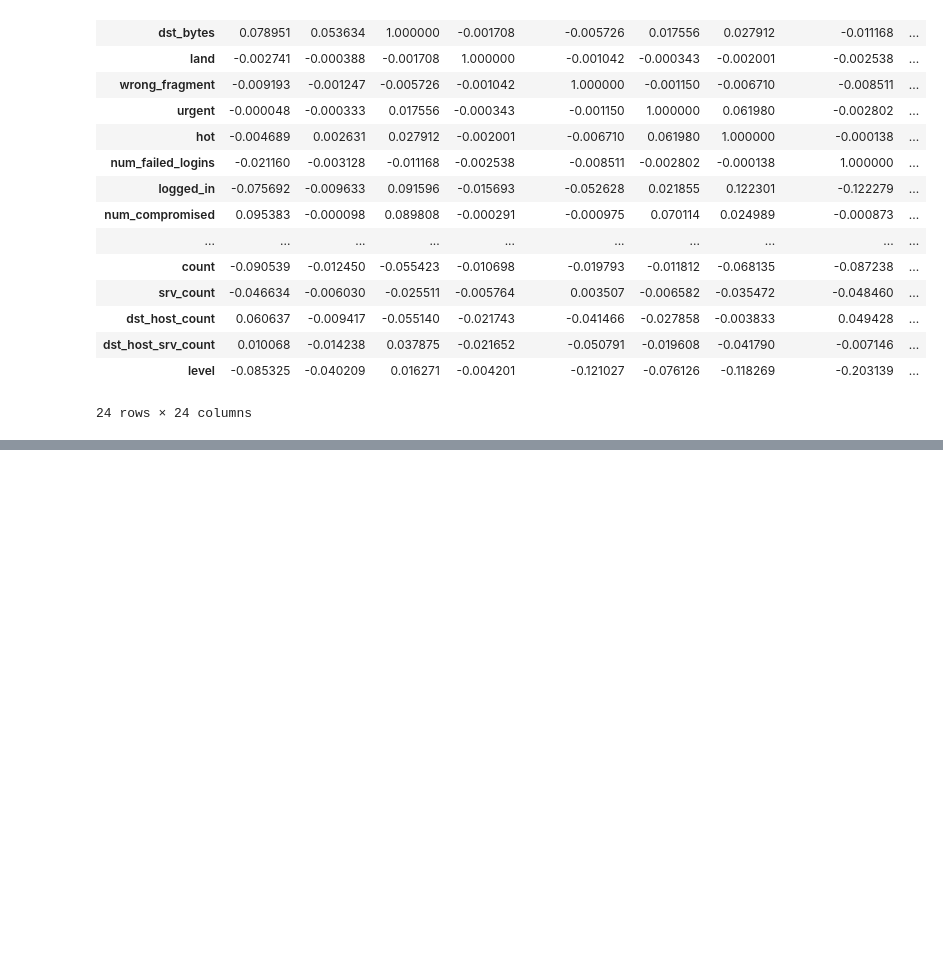
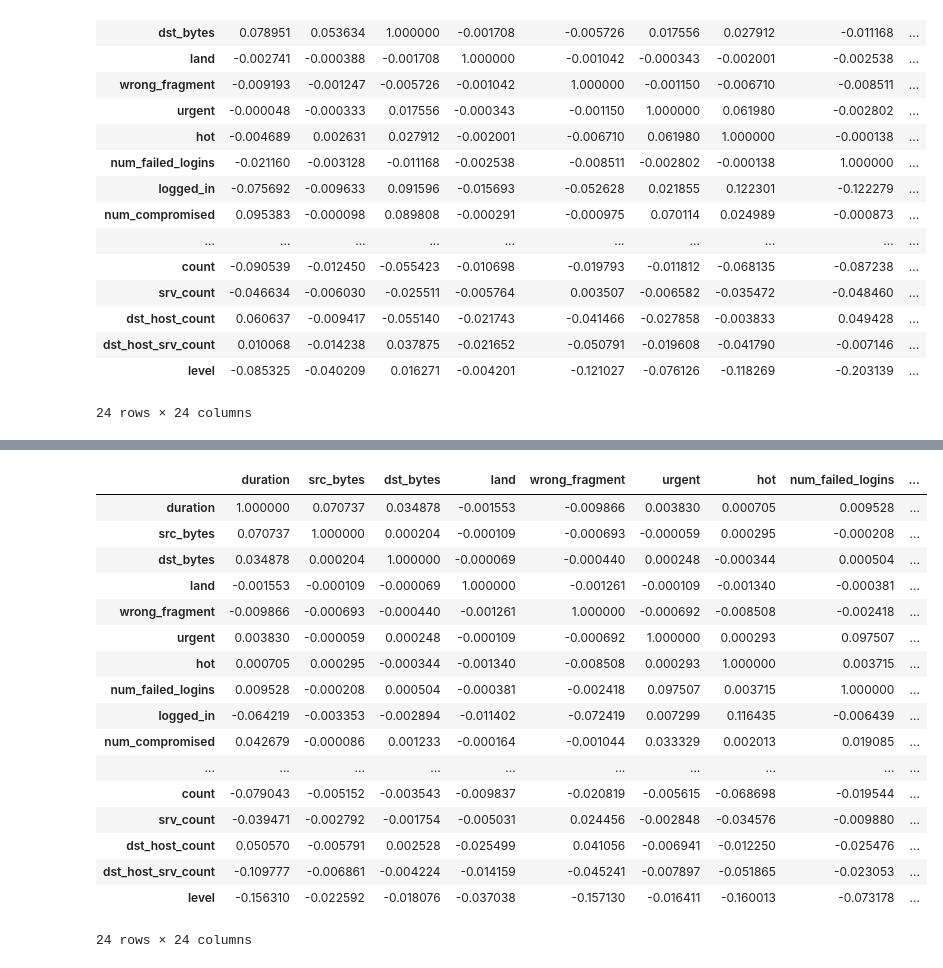
Before and after one commit to SpringBoardMentor193s/SentinelNet, a Jupyter notebook: notebooks/nsl_kdd.ipynb, the cells around one changed output, grey strips where cells are left out. Drawn from its saved outputs; the diff is of its cells as text; code cells hidden in the pictures; blank space fills up the shorter version.

```diff
--- a/notebooks/nsl_kdd.ipynb
+++ b/notebooks/nsl_kdd.ipynb
@@ -203,0 +314,3 @@ KeyError: 'class'
+# %%
+integer_columns_train_df = train_df.select_dtypes(include='int64')
+print(integer_columns_train_df)
@@ -204 +375,22 @@ KeyError: 'class'
+# %%
+integer_columns_train_df.corr()
+# %% [output]
+|  | duration | src_bytes | dst_bytes | land | wrong_fragment | urgent | hot | num_failed_logins | ... |
+| duration | 1.000000 | 0.070737 | 0.034878 | -0.001553 | -0.009866 | 0.003830 | 0.000705 | 0.009528 | ... |
+| src_bytes | 0.070737 | 1.000000 | 0.000204 | -0.000109 | -0.000693 | -0.000059 | 0.000295 | -0.000208 | ... |
+| dst_bytes | 0.034878 | 0.000204 | 1.000000 | -0.000069 | -0.000440 | 0.000248 | -0.000344 | 0.000504 | ... |
+| land | -0.001553 | -0.000109 | -0.000069 | 1.000000 | -0.001261 | -0.000109 | -0.001340 | -0.000381 | ... |
+| wrong_fragment | -0.009866 | -0.000693 | -0.000440 | -0.001261 | 1.000000 | -0.000692 | -0.008508 | -0.002418 | ... |
+| urgent | 0.003830 | -0.000059 | 0.000248 | -0.000109 | -0.000692 | 1.000000 | 0.000293 | 0.097507 | ... |
+| hot | 0.000705 | 0.000295 | -0.000344 | -0.001340 | -0.008508 | 0.000293 | 1.000000 | 0.003715 | ... |
+| num_failed_logins | 0.009528 | -0.000208 | 0.000504 | -0.000381 | -0.002418 | 0.097507 | 0.003715 | 1.000000 | ... |
+| logged_in | -0.064219 | -0.003353 | -0.002894 | -0.011402 | -0.072419 | 0.007299 | 0.116435 | -0.006439 | ... |
+| num_compromised | 0.042679 | -0.000086 | 0.001233 | -0.000164 | -0.001044 | 0.033329 | 0.002013 | 0.019085 | ... |
+| ... | ... | ... | ... | ... | ... | ... | ... | ... | ... |
+| count | -0.079043 | -0.005152 | -0.003543 | -0.009837 | -0.020819 | -0.005615 | -0.068698 | -0.019544 | ... |
+| srv_count | -0.039471 | -0.002792 | -0.001754 | -0.005031 | 0.024456 | -0.002848 | -0.034576 | -0.009880 | ... |
+| dst_host_count | 0.050570 | -0.005791 | 0.002528 | -0.025499 | 0.041056 | -0.006941 | -0.012250 | -0.025476 | ... |
+| dst_host_srv_count | -0.109777 | -0.006861 | -0.004224 | -0.014159 | -0.045241 | -0.007897 | -0.051865 | -0.023053 | ... |
+| level | -0.156310 | -0.022592 | -0.018076 | -0.037038 | -0.157130 | -0.016411 | -0.160013 | -0.073178 | ... |
+24 rows × 24 columns
 # %%
```
Also changed, not shown: parts of 17 cells of this notebook.
